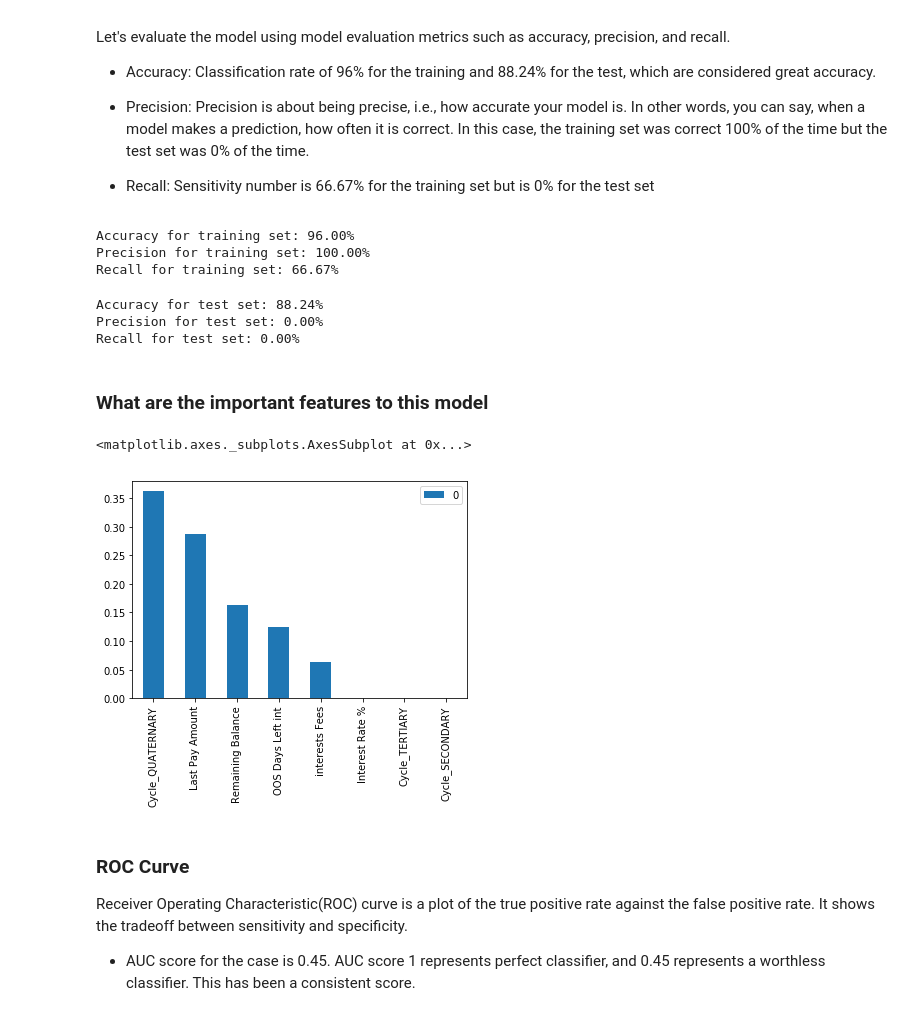
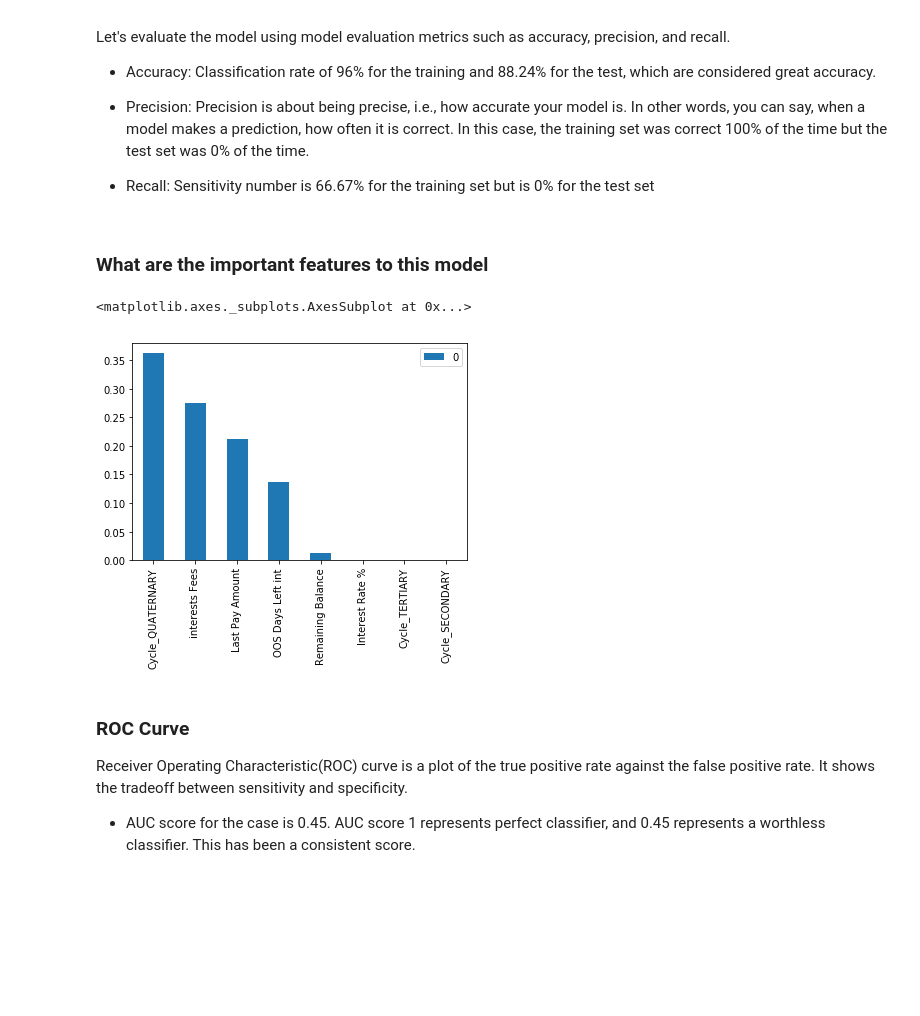
Before and after one commit to myingling0603/Debt-Portfolio-Capstone, a Jupyter notebook: Build Model.ipynb, the cells around one changed output. Saved outputs shown, nothing was run; the diff lists cells and outputs as text; code cells hidden in the pictures; blank space fills up the shorter version.

```diff
--- a/Build Model.ipynb
+++ b/Build Model.ipynb
@@ -114,3 +114,6 @@ drop_cols
 # %%
 y = df['Paid']
 X = df.drop(columns = drop_cols)
+X_col = X
+
+loocv = LeaveOneOut()
@@ -541,6 +459,9 @@ grad_boost = GradientBoostingClassifier(learning_rate=0.11,
                                         max_depth=1,
                                         n_estimators=80,
                                         random_state=42)
+leave_one_out(grad_boost, X, y, loocv)
+# grad_boost.fit(X, y)
 
-grad_boost.fit(X_train_res, y_train_res.ravel())
+# results = cross_val_score(dt, X, y, cv=loocv)
+# print("Accuracy: %.2f%% (%.2f%%)" % (results.mean()*100.0, results.std()*100.0))
 # %% [output]
@@ -564,52 +485,33 @@ Let's evaluate the model using model evaluation metrics such as accuracy, precis
 
 - Recall: Sensitivity number is 66.67% for the training set but is 0% for the test set
 # %%
-y_train_pred = grad_boost.predict(X_train)
+y_pred = grad_boost.predict(X)
 
-accuracy = metrics.accuracy_score(y_train, y_train_pred)
-print('Accuracy for training set: %.2f%%' % (accuracy * 100.0))
+accuracy = metrics.accuracy_score(y, y_pred)
+print('Accuracy: %.2f%%' % (accuracy * 100.0))
 
-precision = metrics.precision_score(y_train, y_train_pred)
-print('Precision for training set: %.2f%%' % (precision * 100.0))
+precision = metrics.precision_score(y, y_pred)
+print('Precision: %.2f%%' % (precision * 100.0))
 
-recall = metrics.recall_score(y_train, y_train_pred)
-print('Recall for training set: %.2f%%' % (recall * 100.0))
+recall = metrics.recall_score(y, y_pred)
+print('Recall: %.2f%%' % (recall * 100.0))
-# %% [output]
-Accuracy for training set: 96.00%
-Precision for training set: 100.00%
-Recall for training set: 66.67%
-# %%
-y_test_pred = grad_boost.predict(X_test)
-
-accuracy = metrics.accuracy_score(y_test, y_test_pred)
-print('Accuracy for test set: %.2f%%' % (accuracy * 100.0))
-
-precision = metrics.precision_score(y_test, y_test_pred)
-print('Precision for test set: %.2f%%' % (precision * 100.0))
-
-recall = metrics.recall_score(y_test, y_test_pred)
-print('Recall for test set: %.2f%%' % (recall * 100.0))
-# %% [output]
-Accuracy for test set: 88.24%
-Precision for test set: 0.00%
-Recall for test set: 0.00%
 # %% [markdown]
 ### What are the important features to this model
 # %%
 # decision trees can give us feature importances. the higher the number the more important
 # the predictor was to deciding splits at nodes.
 # "The importance of a feature is computed as the (normalized) total reduction of the
 # criterion brought by that feature."
 #
 feature_importances = grad_boost.feature_importances_
 
-importances = list(zip(grad_boost.feature_importances_, X.columns))
+importances = list(zip(grad_boost.feature_importances_, X_col.columns))
 importances.sort(reverse=True)
 
 pd.DataFrame(importances, index=[x for (_,x) in importances]).plot(kind = 'bar')
 # %% [output]
 <matplotlib.axes._subplots.AxesSubplot at 0x...>
-[figure, old version]
+[figure, new version]
 # %% [markdown]
 ### ROC Curve
 Receiver Operating Characteristic(ROC) curve is a plot of the true positive rate against the false positive rate. It shows the tradeoff between sensitivity and specificity.
```
Also changed, not shown: parts of 39 cells of this notebook.
